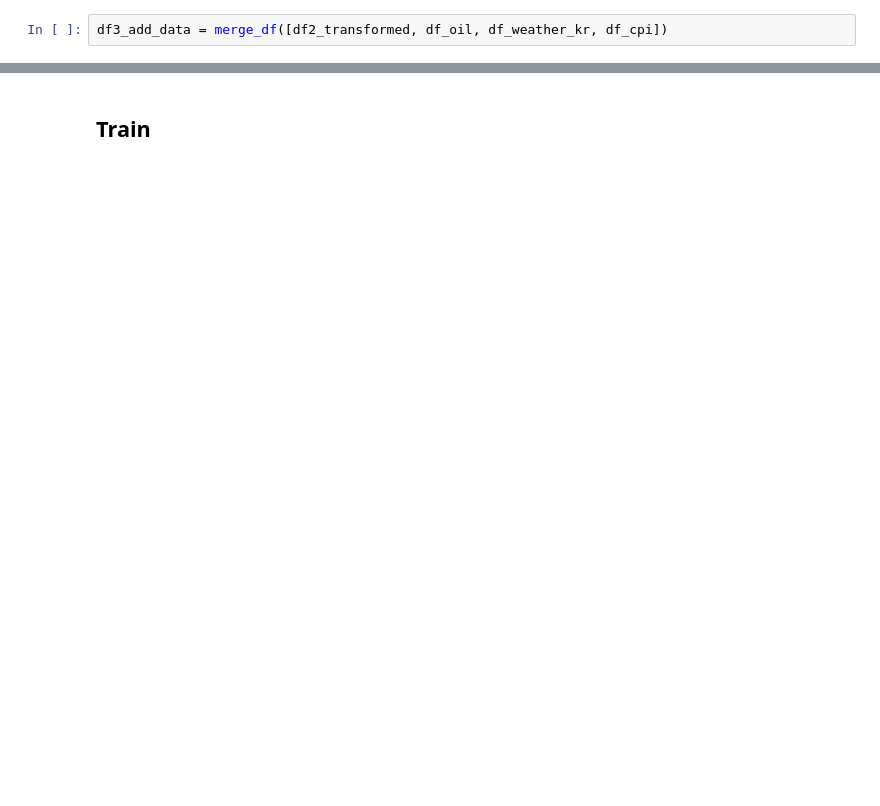
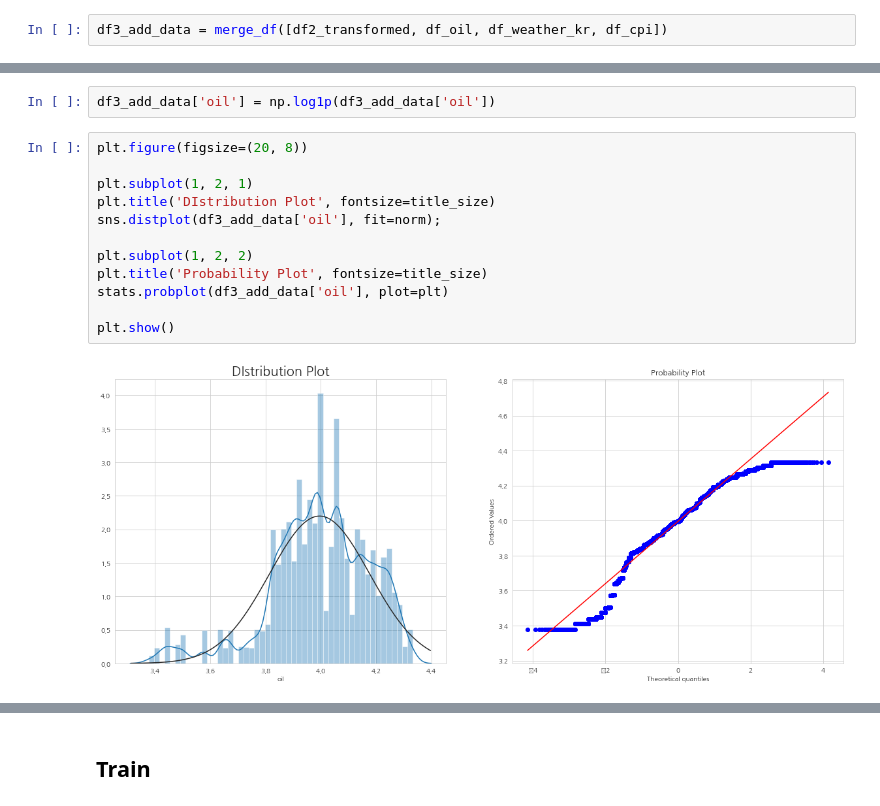
Before and after one commit to Yeony54/Project_Seafood_Import_Price_Prediction, a Jupyter notebook: 3-2. 전처리 가설 검증.ipynb, the cells around one changed output, grey strips where cells are left out. Drawn from its saved outputs; the diff is of its cells as text; blank space fills up the shorter version.

```diff
--- a/3-2. 전처리 가설 검증.ipynb
+++ b/3-2. 전처리 가설 검증.ipynb
@@ -540,0 +591,16 @@ df3_add_data = merge_df([df2_transformed, df_oil, df_weather_kr, df_cpi])
+# %%
+df3_add_data['oil'] = np.log1p(df3_add_data['oil'])
+# %%
+plt.figure(figsize=(20, 8))
+
+plt.subplot(1, 2, 1)
+plt.title('DIstribution Plot', fontsize=title_size)
+sns.distplot(df3_add_data['oil'], fit=norm);
+
+plt.subplot(1, 2, 2)
+plt.title('Probability Plot', fontsize=title_size)
+stats.probplot(df3_add_data['oil'], plot=plt)
+
+plt.show()
+# %% [output]
+[figure, added]
```
Also changed, not shown: parts of 90 cells of this notebook.
